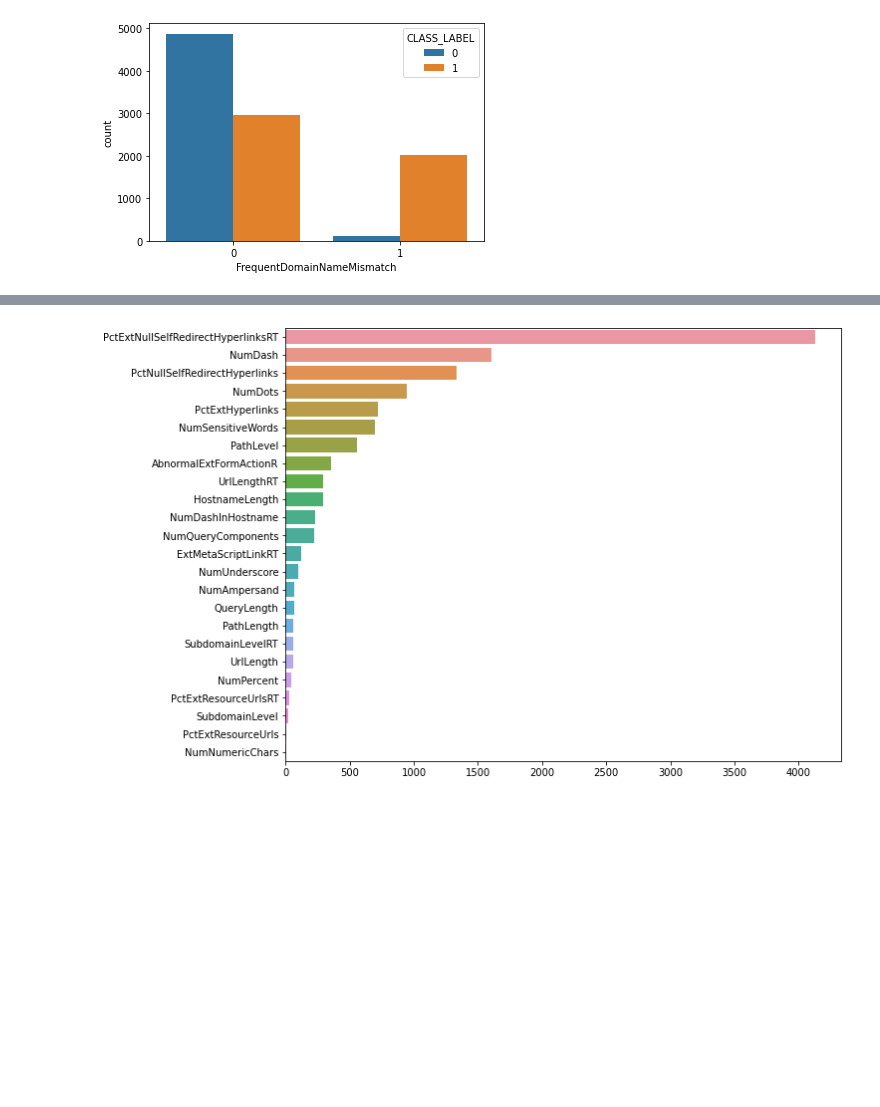
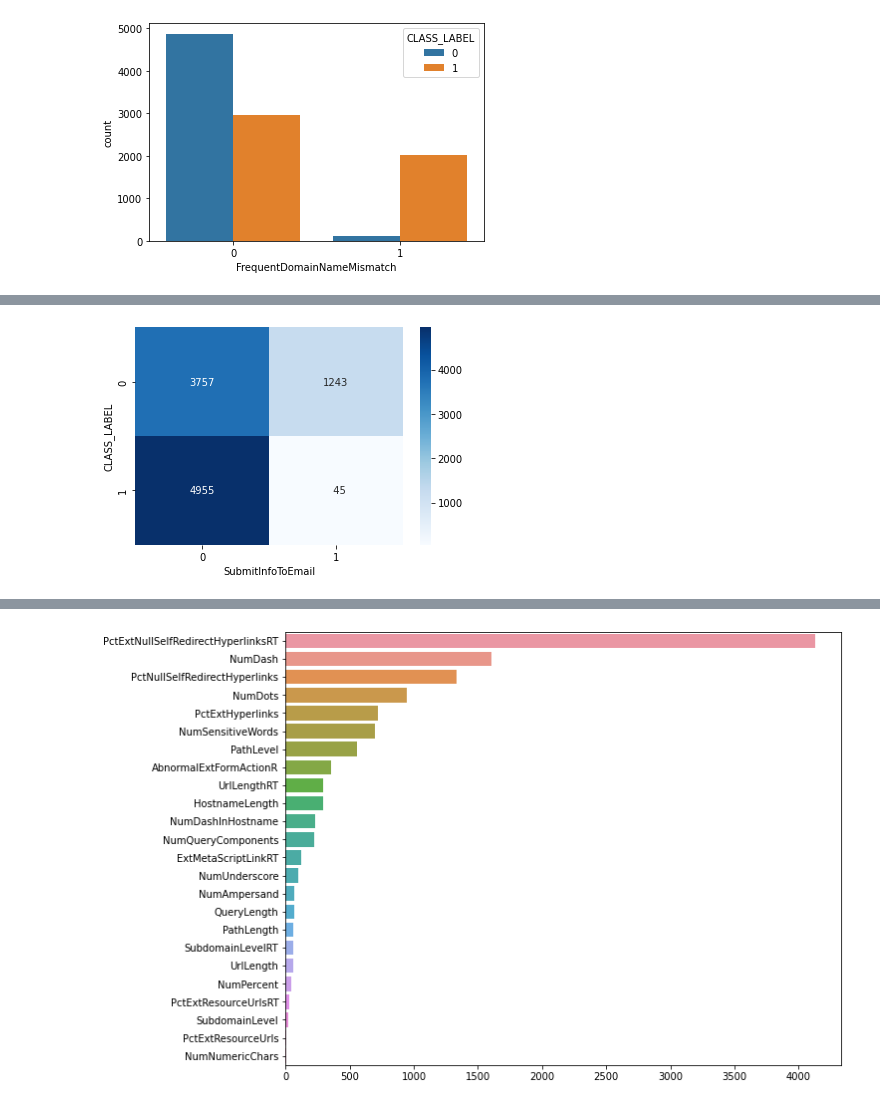
Before and after one commit to arj7192/fight_fraud_with_machine_learning, a Jupyter notebook: Chapter03/data_analysis.ipynb, the cells around one changed output, grey strips where cells are left out. Drawn from its saved outputs; the diff is of its cells as text; code cells hidden in the pictures; blank space fills up the shorter version.

```diff
--- a/Chapter03/data_analysis.ipynb
+++ b/Chapter03/data_analysis.ipynb
@@ -88,0 +88,6 @@ sns.countplot(data=df, x="HttpsInHostname", hue="CLASS_LABEL");
+# %%
+cf_matrix = confusion_matrix(df.CLASS_LABEL, df.SubmitInfoToEmail)
+ax = sns.heatmap(cf_matrix, annot=True, fmt='4d', cmap='Blues')
+ax.set(ylabel='CLASS_LABEL', xlabel='SubmitInfoToEmail');
+# %% [output]
+[figure, added]
```
Also changed, not shown: parts of 11 cells of this notebook, 1 other file.
